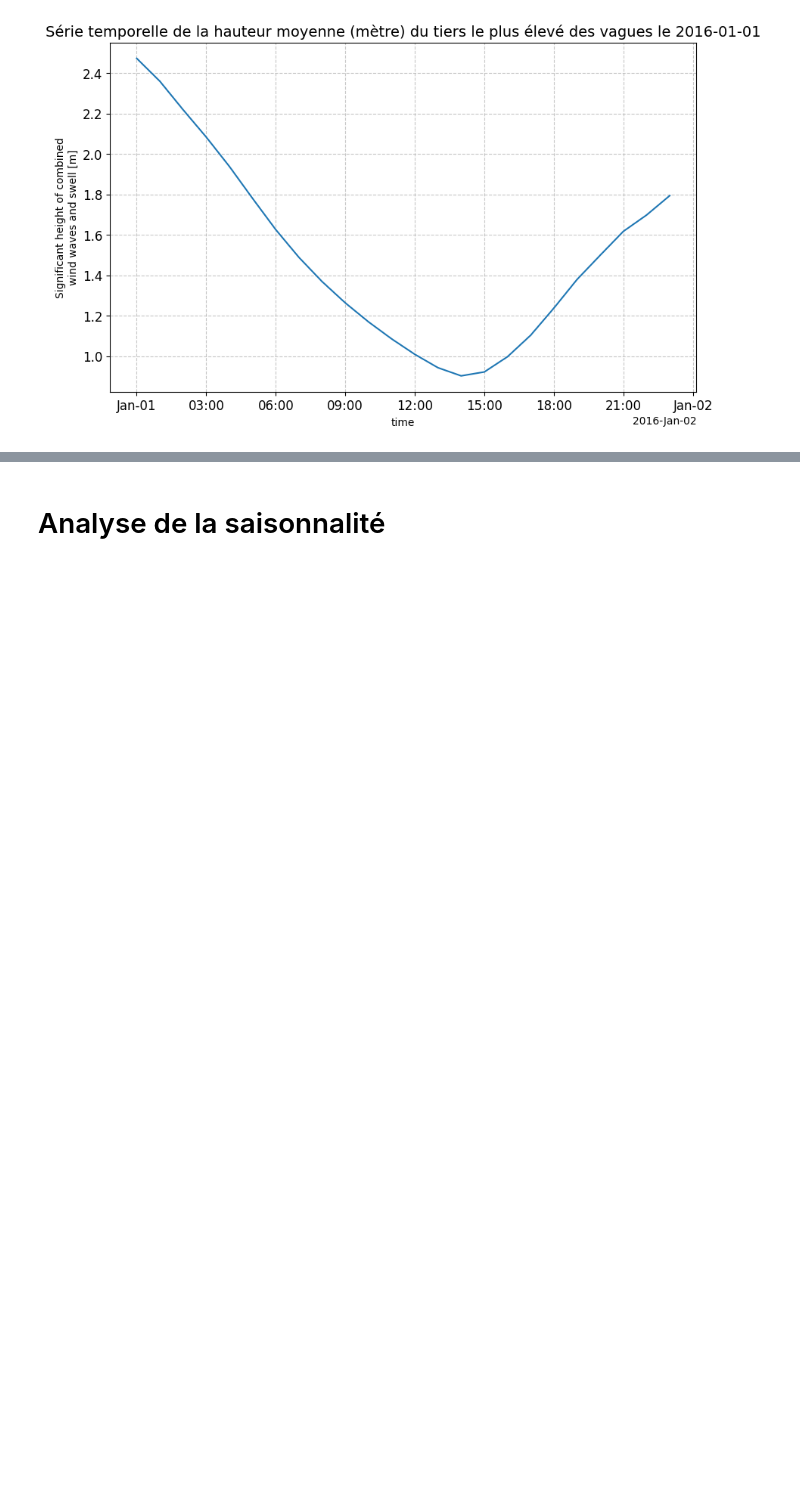
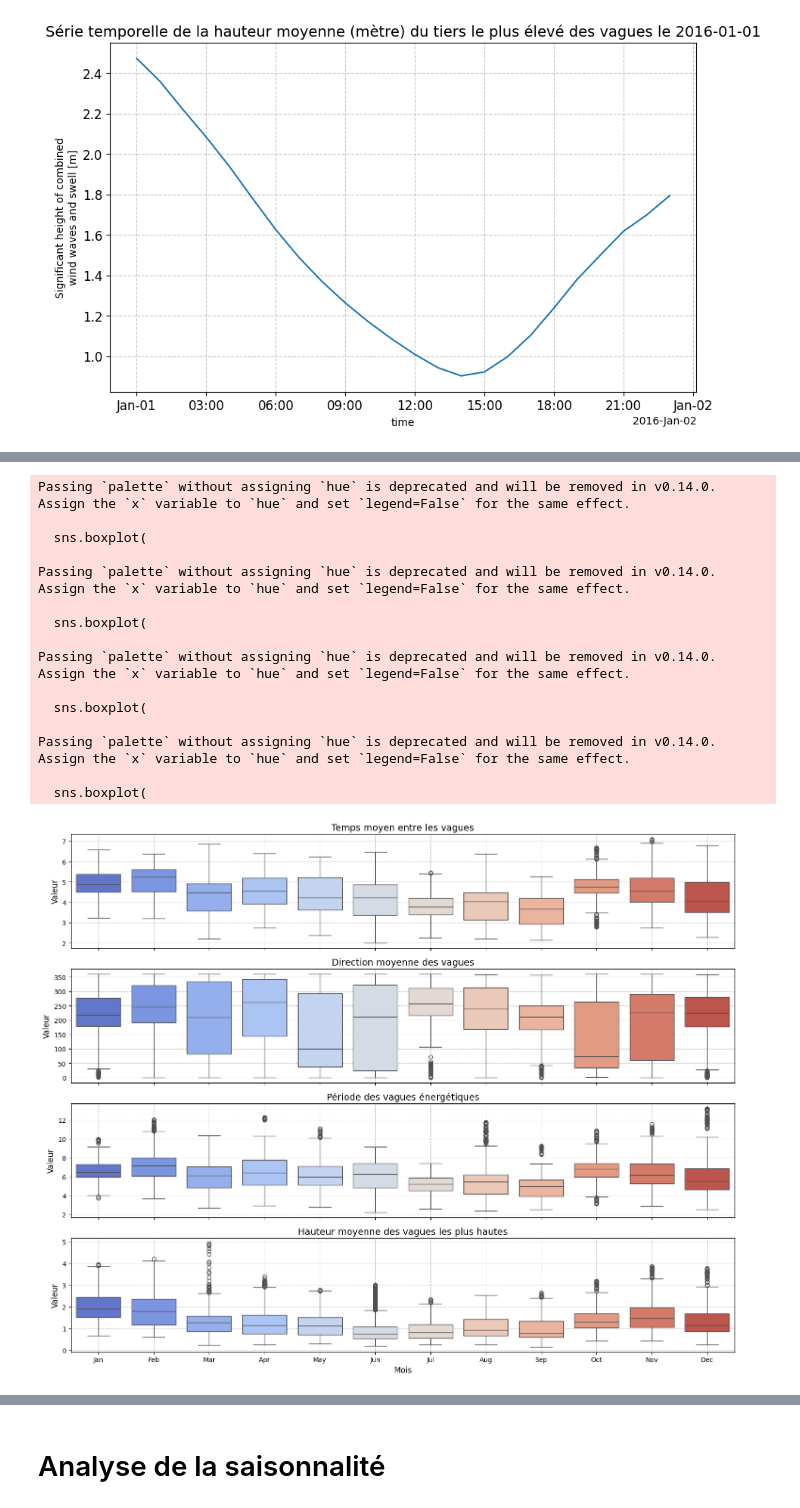
Before and after one commit to vonguyenthaonhi/SERIE-TEMPORELLE-MOSEF, a Jupyter notebook: projet.ipynb, the cells around one changed output, grey strips where cells are left out. Drawn from its saved outputs; the diff is of its cells as text; code cells hidden in the pictures; blank space fills up the shorter version.

```diff
--- a/projet.ipynb
+++ b/projet.ipynb
@@ -293,0 +264,60 @@ for table in tables:
+# %%
+import matplotlib.pyplot as plt
+import seaborn as sns
+import pandas as pd
+
+tables = {
+    "Temps moyen entre les vagues": temps_moyen_entre_les_vagues_2016_mer_du_nord,
+    "Direction moyenne des vagues": direction_moyene_des_vagues_2016_mer_du_nord,
+    "Période des vagues énergétiques": temps_moyen_entre_les_vagues_energetiques_2016_mer_du_nord,
+    "Hauteur moyenne des vagues les plus hautes": hauteur_moyenne_du_tier_des_vagues_les_plus_hautes_2016_mer_du_nord
+}
+
+data_list = []
+for name, data in tables.items():
+    df = pd.DataFrame({
+        "time": data["time"].values,
+        "value": data.values,
+        "variable": name
+    })
+    df["Month"] = pd.to_datetime(df["time"]).dt.strftime("%b")  # Extraire le mois
+    data_list.append(df)
+
+all_data = pd.concat(data_list, ignore_index=True)
+
+month_order = ["Jan", "Feb", "Mar", "Apr", "May", "Jun", "Jul", "Aug", "Sep", "Oct", "Nov", "Dec"]
+
+fig, axes = plt.subplots(len(tables), 1, figsize=(15, 12), sharex=True)
+
+for (name, ax) in zip(tables.keys(), axes):
+    sns.boxplot(
+        data=all_data[all_data["variable"] == name],
+        x="Month", y="value",
+        ax=ax, order=month_order, palette="coolwarm"
+    )
+    ax.set_ylabel("Valeur", fontsize=12)
+    ax.set_title(name, fontsize=14)
+    ax.grid(True, linestyle="--", alpha=0.7)
+
+axes[-1].set_xlabel("Mois", fontsize=12)
+
+plt.tight_layout()
+
+plt.show()
+# %% [output]
+Passing `palette` without assigning `hue` is deprecated and will be removed in v0.14.0. Assign the `x` variable to `hue` and set `legend=False` for the same effect.
+
+  sns.boxplot(
+
+Passing `palette` without assigning `hue` is deprecated and will be removed in v0.14.0. Assign the `x` variable to `hue` and set `legend=False` for the same effect.
+
+  sns.boxplot(
+
+Passing `palette` without assigning `hue` is deprecated and will be removed in v0.14.0. Assign the `x` variable to `hue` and set `legend=False` for the same effect.
+
+  sns.boxplot(
+
+Passing `palette` without assigning `hue` is deprecated and will be removed in v0.14.0. Assign the `x` variable to `hue` and set `legend=False` for the same effect.
+
+  sns.boxplot(
+[figure, added]
```
Also changed, not shown: parts of 4 cells of this notebook.
